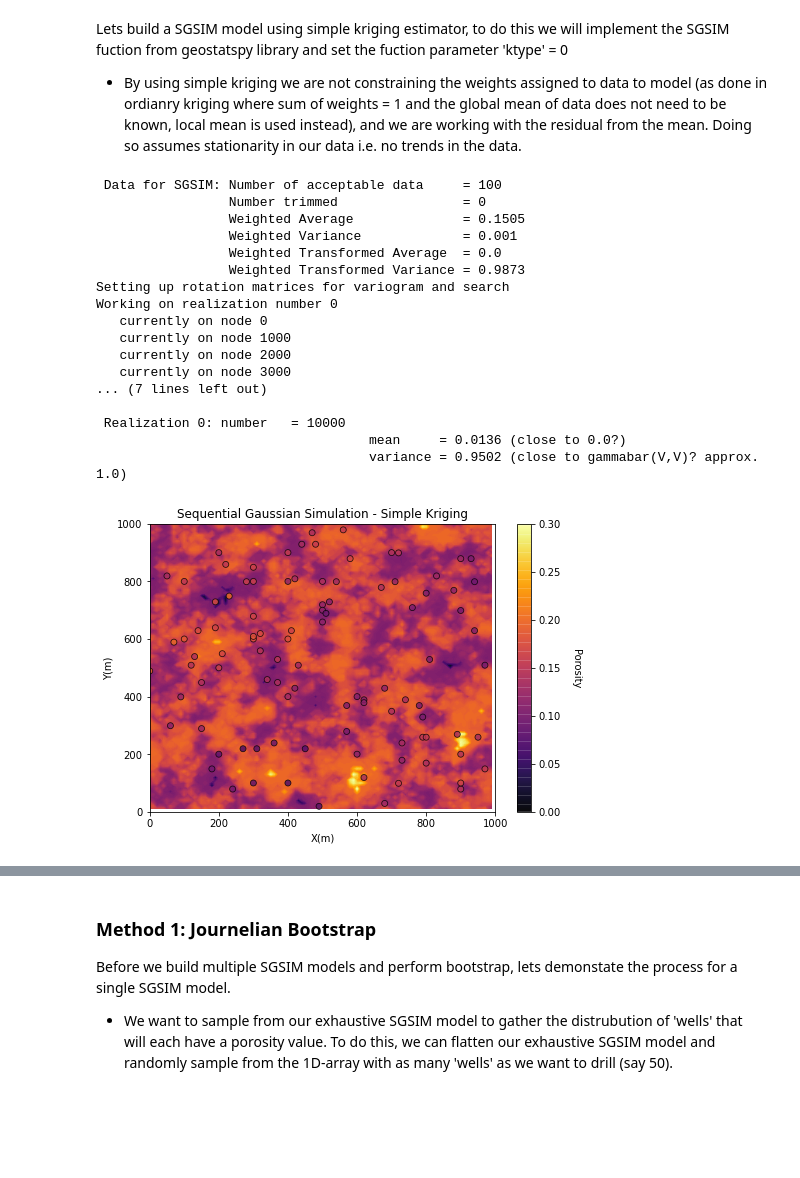
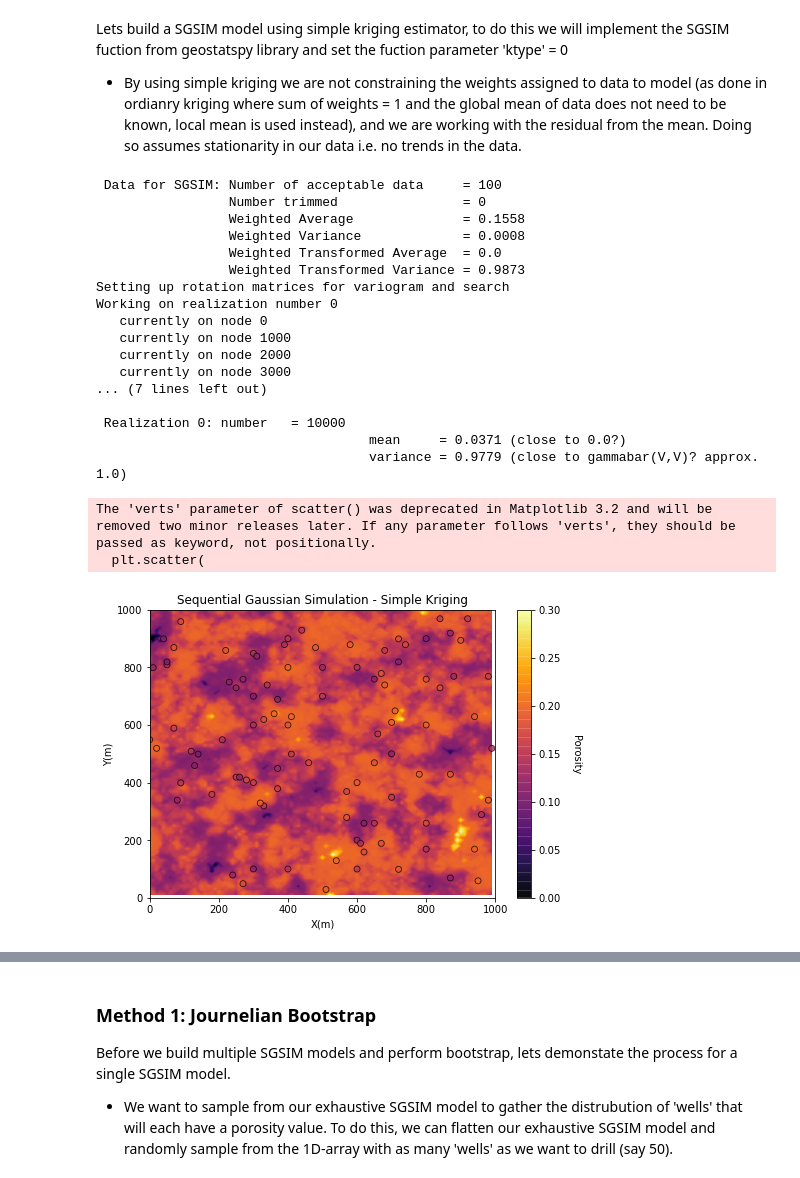
Before and after one commit to AdrianSalinas98/Petroleum-Engineering-Repository, a Jupyter notebook: Sequential Gaussian Simulation with Imposed Strategy Bootstrap.ipynb, the cells around one changed output, grey strips where cells are left out. Saved outputs shown, nothing was run; the diff lists cells and outputs as text; code cells hidden in the pictures; blank space fills up the shorter version.

```diff
--- a/Sequential Gaussian Simulation with Imposed Strategy Bootstrap.ipynb
+++ b/Sequential Gaussian Simulation with Imposed Strategy Bootstrap.ipynb
@@ -182,39 +186,41 @@ vario = GSLIB.make_variogram(nug=0.0,nst=1,it1=1,cc1=1.0,azi1=0.0,hmaj1=100,hmin
 
 #trimming limits (no effect on data)
 tmin = -999; tmax = 999
 
 #SGSIM model
 sim_sk = geostats.sgsim(df_iso,'X','Y','porosity',wcol=-1,scol=-1,tmin=tmin,tmax=tmax,itrans=1,ismooth=0,dftrans=0,tcol=0,
             twtcol=0,zmin=0.0,zmax=0.3,ltail=1,ltpar=0.0,utail=1,utpar=0.3,nsim=1,
             nx=nx,xmn=xmn,xsiz=xsiz,ny=ny,ymn=ymn,ysiz=ysiz,seed=73073,
             ndmin=ndmin,ndmax=ndmax,nodmax=10,mults=0,nmult=2,noct=-1,radius=radius,radius1=1,sang1=0,
             mxctx=10,mxcty=10,ktype=0,colocorr=0.0,sec_map=0,vario=vario)
 
 #visualize created SGSIM model
 xmin = 0.0; xmax = 1000.0; ymin = 0.0; ymax = 1000.0; cmap = plt.cm.inferno
 plt.subplot(111)
-GSLIB.locpix_st(sim_sk,xmin,xmax,ymin,ymax,xsiz,0.0,0.30,df,'X','Y','Porosity',
+GSLIB.locpix_st(sim_sk,xmin,xmax,ymin,ymax,xsiz,0.0,0.30,df_iso,'X','Y','porosity',
                 'Sequential Gaussian Simulation - Simple Kriging','X(m)','Y(m)','Porosity',cmap)
 plt.subplots_adjust(left=0.0, bottom=0.0, right=1, top=1, wspace=0.2, hspace=0.2)
 # %% [output]
  Data for SGSIM: Number of acceptable data     = 100
                  Number trimmed                = 0
-                 Weighted Average              = 0.1505
-                 Weighted Variance             = 0.001
+                 Weighted Average              = 0.1558
+                 Weighted Variance             = 0.0008
                  Weighted Transformed Average  = 0.0
                  Weighted Transformed Variance = 0.9873
 Setting up rotation matrices for variogram and search
 Working on realization number 0
    currently on node 0
    currently on node 1000
    currently on node 2000
    currently on node 3000
 ... (7 lines left out)
 
  Realization 0: number   = 10000
-                                   mean     = 0.0136 (close to 0.0?)
-                                   variance = 0.9502 (close to gammabar(V,V)? approx. 1.0)
+                                   mean     = 0.0371 (close to 0.0?)
+                                   variance = 0.9779 (close to gammabar(V,V)? approx. 1.0)
+The 'verts' parameter of scatter() was deprecated in Matplotlib 3.2 and will be removed two minor releases later. If any parameter follows 'verts', they should be passed as keyword, not positionally.
+  plt.scatter(
-[figure, old version]
+[figure, new version]
 # %% [markdown]
 # Imposed Strategy and Bootsrap
 
```
Also changed, not shown: parts of 27 cells of this notebook.
